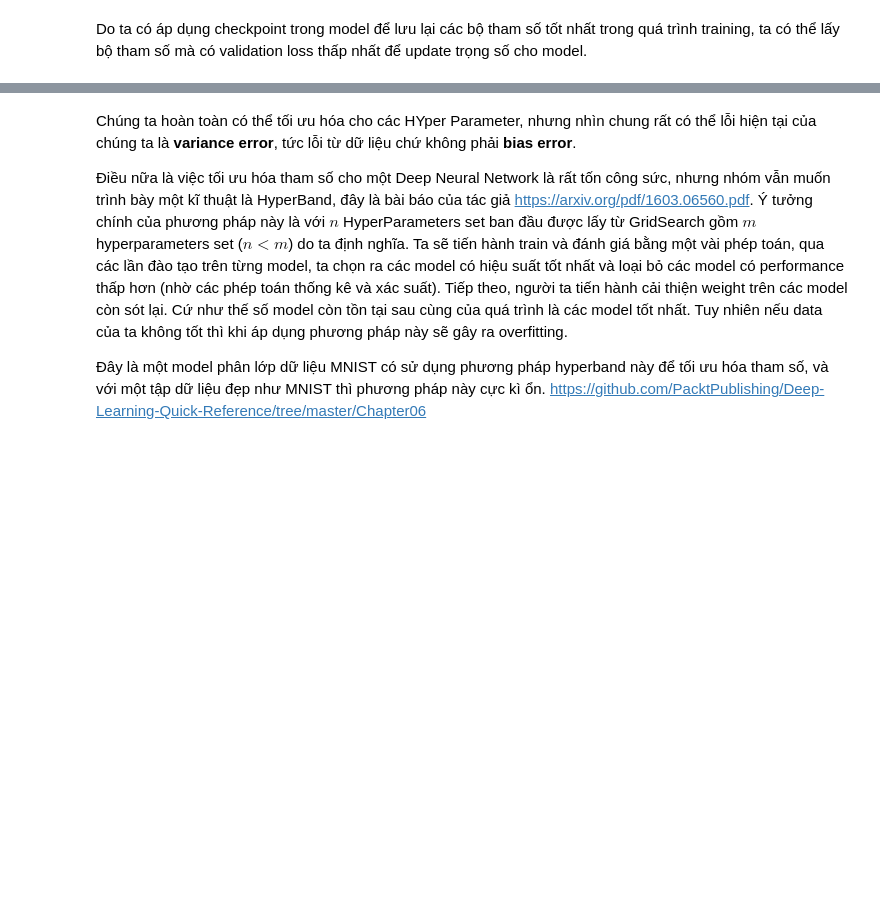
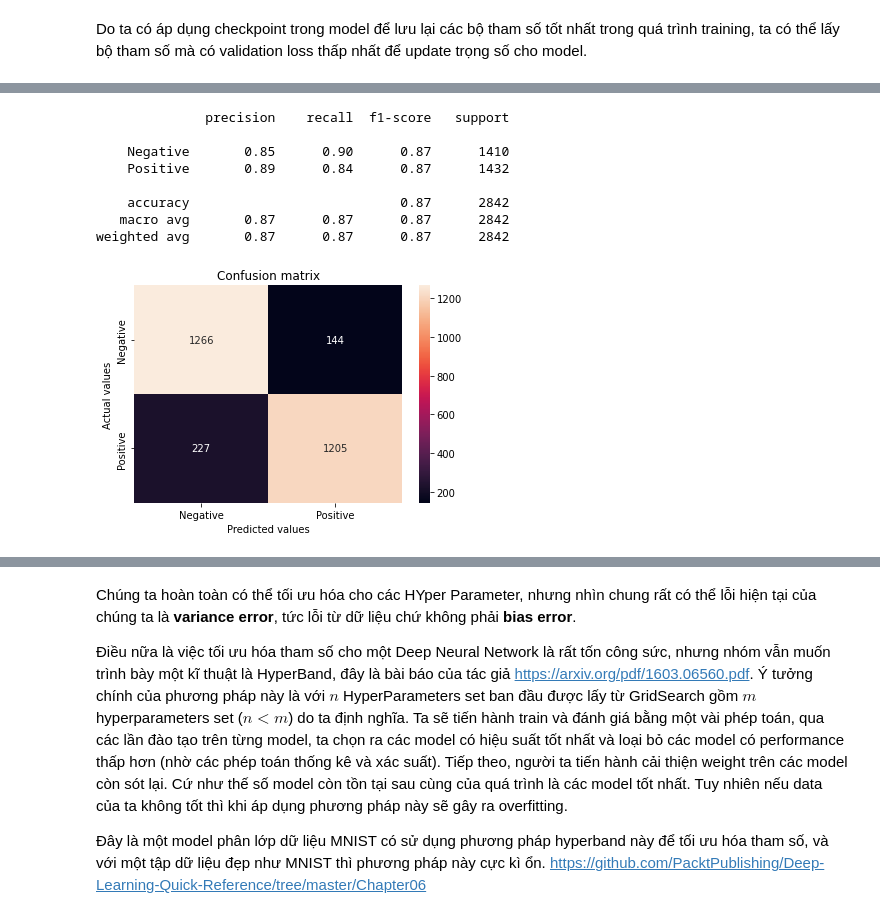
Before and after one commit to cuongpiger/SCL_KHVW_Sentiment_Analysis_Project, a Jupyter notebook: 08.model.ipynb, the cells around one changed output, grey strips where cells are left out. Drawn from its saved outputs; the diff is of its cells as text; code cells hidden in the pictures; blank space fills up the shorter version.

```diff
--- a/08.model.ipynb
+++ b/08.model.ipynb
@@ -214,7 +190,0 @@ Ta sẽ thử tăng số neuron lên thành 50 và đào tạo qua 20 epoch đ
-# %%
-epochs = 20
-neurons = 50
-save_path = "./models/LSTM_sentiment_50n_20e.h5"
-
-lstm_model_50n = DeepModel.defineLSTM(vocab_size, embedding_dim, neurons, dropout)
-DeepModel.fit(lstm_model_50n, padded_train_cmts, y_train, batch_size, epochs, save_path)
@@ -238,0 +191,7 @@ Epoch 20/20
+# %%
+model_uw_1 = DeepModel.SentimentLSTM()
+model_uw_1.define(**hyperparameters_1)
+model_uw_1.model.load_weights("./models/lstm_model_comments_1/weights/02-0.340042.h5")
+# %%
+prediction_uw_1 = model_uw_1.predict(X_test['normalize_comment'])
+prediction_uw_1
@@ -238,0 +213,12 @@ Epoch 20/20
+# %%
+Model.confusionMatrix(y_test, prediction_uw_1['output_class'])
+# %% [output]
+              precision    recall  f1-score   support
+
+    Negative       0.85      0.90      0.87      1410
+    Positive       0.89      0.84      0.87      1432
+
+    accuracy                           0.87      2842
+   macro avg       0.87      0.87      0.87      2842
+weighted avg       0.87      0.87      0.87      2842
+[figure, added]
```
Also changed, not shown: parts of 46 cells of this notebook.
